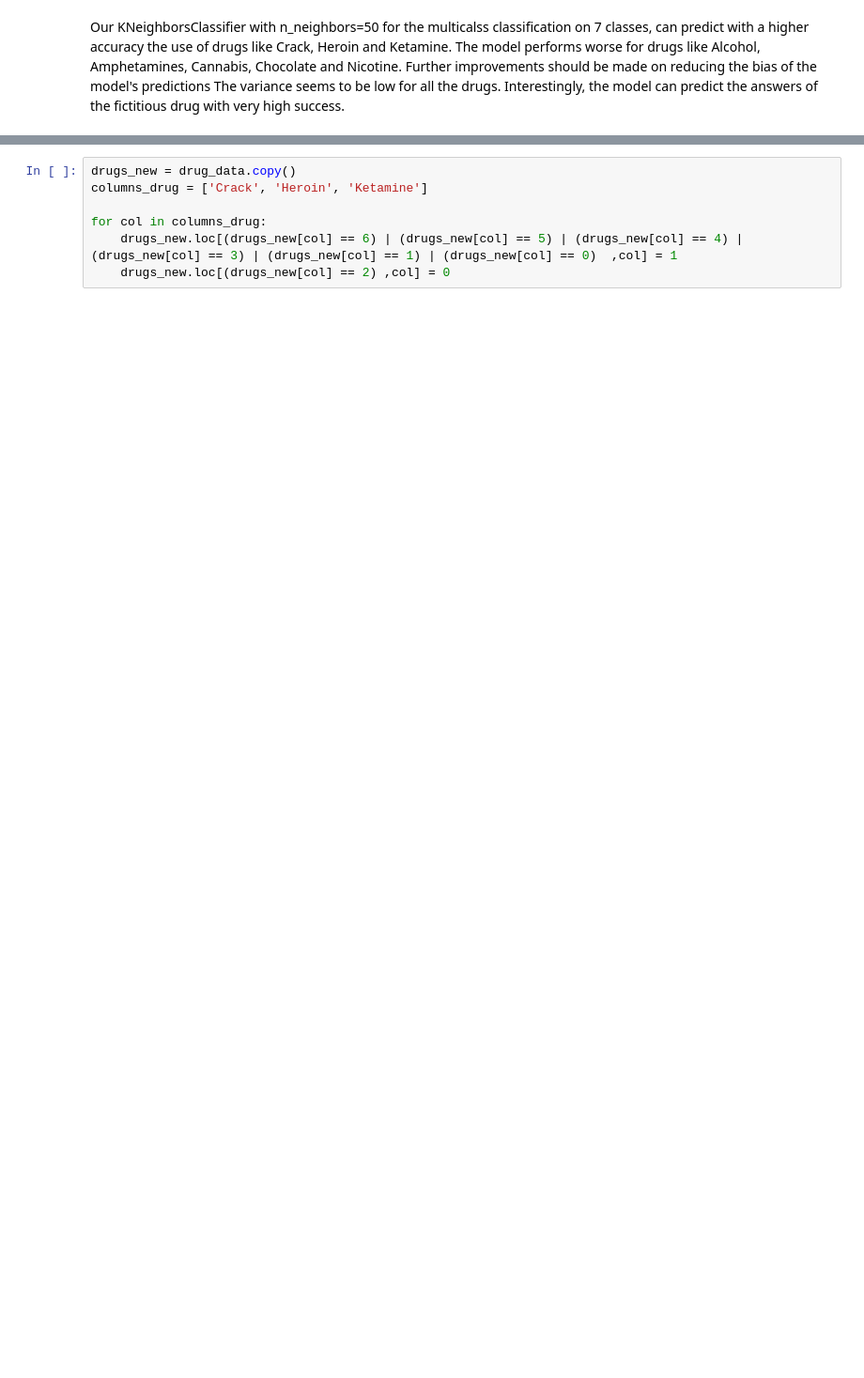
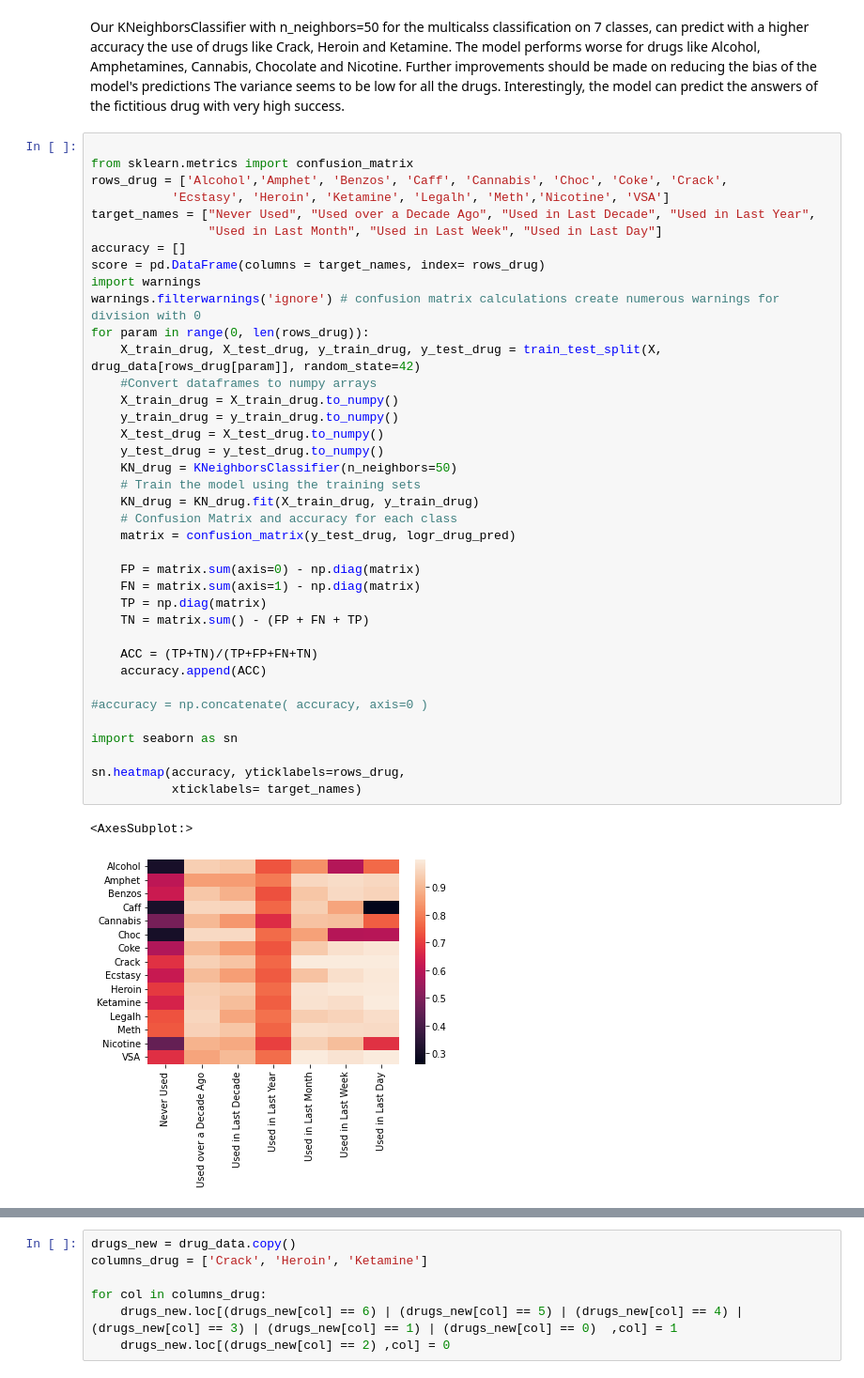
Before and after one commit to AlexTouvras/supervised_learning, a Jupyter notebook: Assignment_1.ipynb, the cells around one changed output, grey strips where cells are left out. Shown at 94% size. Drawn from its saved outputs; the diff is of its cells as text; blank space fills up the shorter version.

```diff
--- a/Assignment_1.ipynb
+++ b/Assignment_1.ipynb
@@ -483,2 +555,43 @@ score
 # %% [markdown]
 Our KNeighborsClassifier with n_neighbors=50 for the multicalss classification on 7 classes, can predict with a higher accuracy the use of drugs like Crack, Heroin and Ketamine. The model performs worse for drugs like Alcohol, Amphetamines, Cannabis, Chocolate and Nicotine. Further improvements should be made on reducing the bias of the model's predictions The variance seems to be low for all the drugs. Interestingly, the model can predict the answers of the fictitious drug with very high success.
+# %%
+
+from sklearn.metrics import confusion_matrix
+rows_drug = ['Alcohol','Amphet', 'Benzos', 'Caff', 'Cannabis', 'Choc', 'Coke', 'Crack',
+           'Ecstasy', 'Heroin', 'Ketamine', 'Legalh', 'Meth','Nicotine', 'VSA']
+target_names = ["Never Used", "Used over a Decade Ago", "Used in Last Decade", "Used in Last Year",
+                "Used in Last Month", "Used in Last Week", "Used in Last Day"]
+accuracy = []
+score = pd.DataFrame(columns = target_names, index= rows_drug)
+import warnings
+warnings.filterwarnings('ignore') # confusion matrix calculations create numerous warnings for division with 0
+for param in range(0, len(rows_drug)):
+    X_train_drug, X_test_drug, y_train_drug, y_test_drug = train_test_split(X, drug_data[rows_drug[param]], random_state=42)
+    #Convert dataframes to numpy arrays
+    X_train_drug = X_train_drug.to_numpy()
+    y_train_drug = y_train_drug.to_numpy()
+    X_test_drug = X_test_drug.to_numpy()
+    y_test_drug = y_test_drug.to_numpy()
+    KN_drug = KNeighborsClassifier(n_neighbors=50)
+    # Train the model using the training sets
+    KN_drug = KN_drug.fit(X_train_drug, y_train_drug)
+    # Confusion Matrix and accuracy for each class
+    matrix = confusion_matrix(y_test_drug, logr_drug_pred)
+
+    FP = matrix.sum(axis=0) - np.diag(matrix)
+    FN = matrix.sum(axis=1) - np.diag(matrix)
+    TP = np.diag(matrix)
+    TN = matrix.sum() - (FP + FN + TP)
+
+    ACC = (TP+TN)/(TP+FP+FN+TN)
+    accuracy.append(ACC)
+
+#accuracy = np.concatenate( accuracy, axis=0 )
+
+import seaborn as sn
+
+sn.heatmap(accuracy, yticklabels=rows_drug,
+           xticklabels= target_names)
+# %% [output]
+<AxesSubplot:>
+[figure, added]
```
Also changed, not shown: parts of 23 cells of this notebook.
